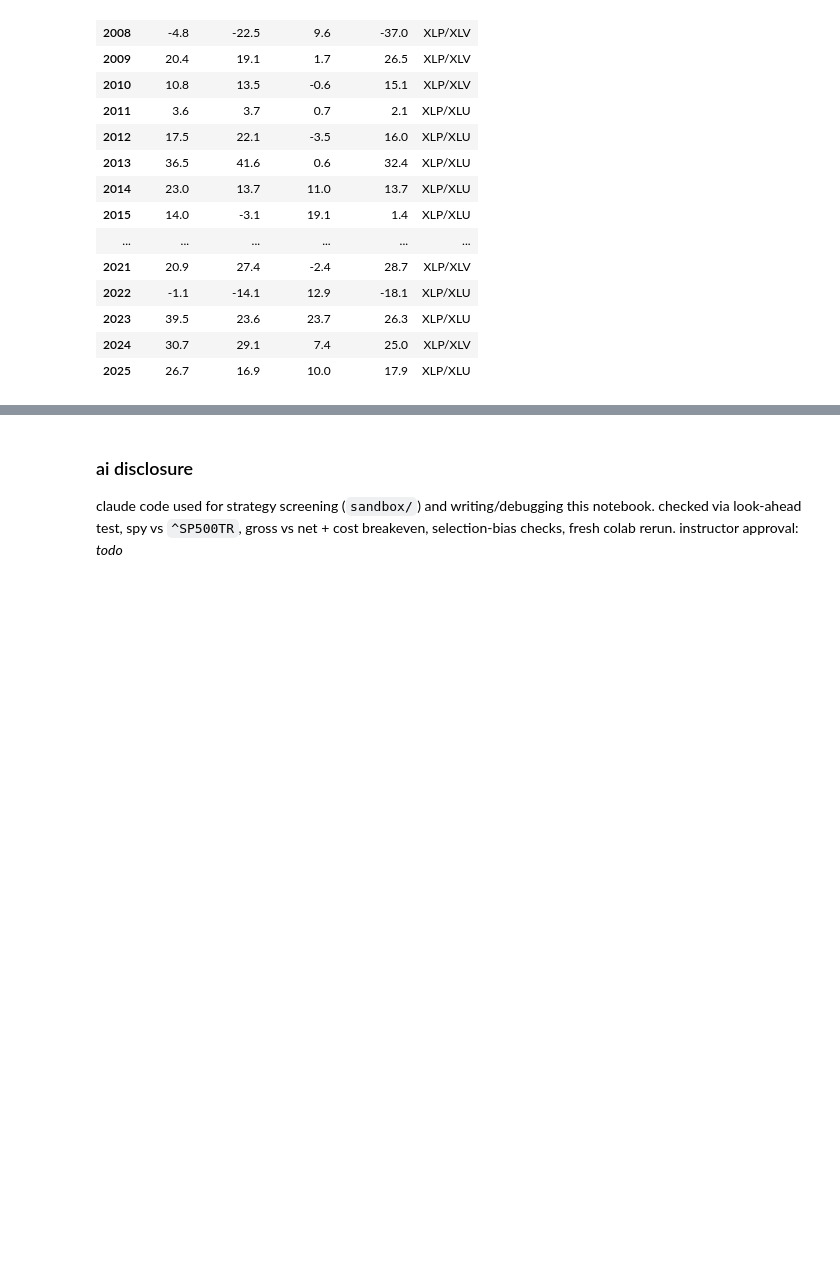
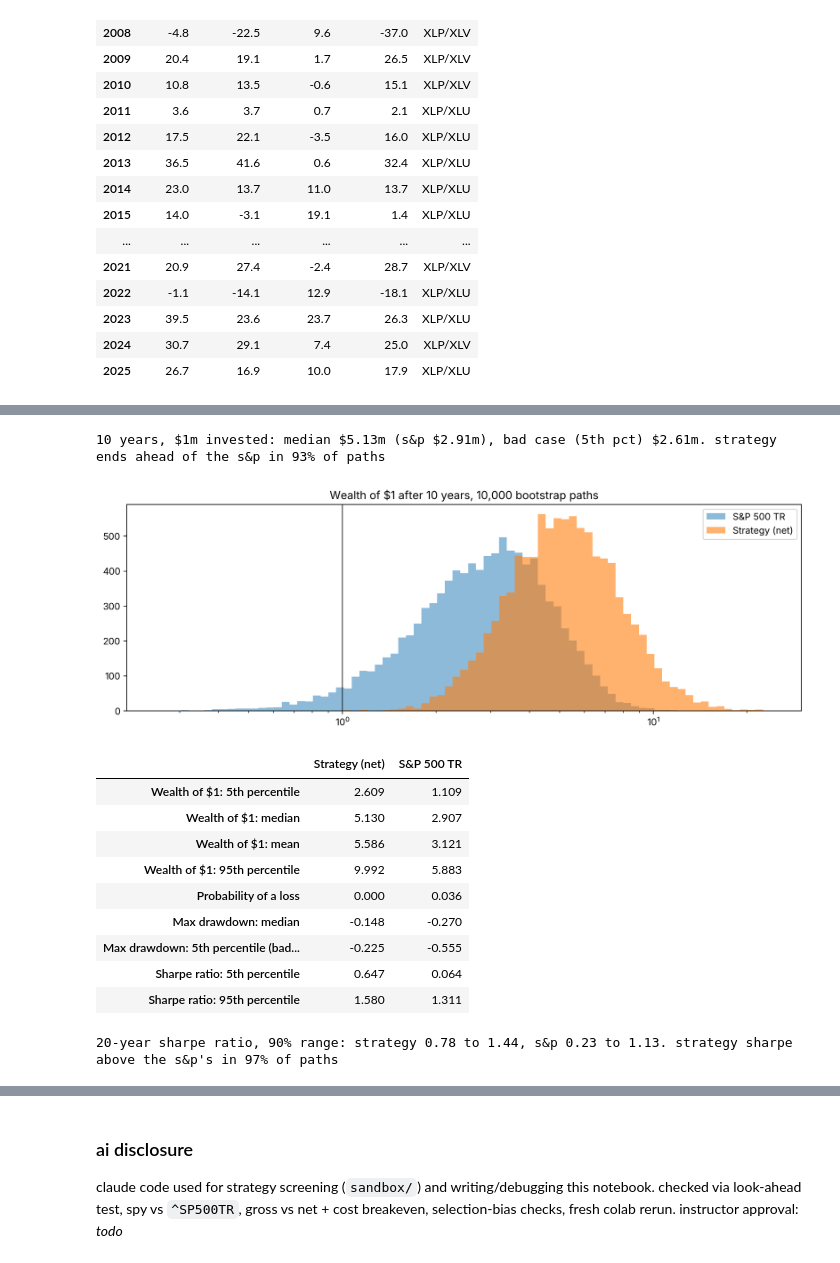
Before and after one commit to Ben10Nova/FinancialModellingGroupN, a Jupyter notebook: vol-control_pair_v1.ipynb, the cells around one changed output, grey strips where cells are left out. Saved outputs shown, nothing was run; the diff lists cells and outputs as text; code cells hidden in the pictures; blank space fills up the shorter version.

```diff
--- a/vol-control_pair_v1.ipynb
+++ b/vol-control_pair_v1.ipynb
@@ -522,3 +612,53 @@ years strategy beat benchmark: 16 of 20
+# %%
+def monte_carlo(r_m, months=120, paths=10_000, block=12, seed=42):
+    X = np.column_stack([r_m, bench_m.loc[r_m.index], rf_m.loc[r_m.index]])
+    starts = np.random.default_rng(seed).integers(0, len(X) - block + 1, size=(paths, months // block))
+    sim = X[(starts[..., None] + np.arange(block)).reshape(paths, -1)]          # paths x months x (strategy, s&p, rf)
+    W = np.cumprod(1 + sim[..., :2], axis=1)
+    dd = (W / np.maximum.accumulate(W, axis=1) - 1).min(axis=1)
+    ex = sim[..., :2] - sim[..., 2:]
+    sharpe = ex.mean(axis=1) / ex.std(axis=1, ddof=1) * np.sqrt(12)
+    end = W[:, -1]
+    pct = lambda a, k: np.percentile(a, k, axis=0)
+    table = pd.DataFrame({
+        'Wealth of $1: 5th percentile': pct(end, 5), 'Wealth of $1: median': pct(end, 50),
+        'Wealth of $1: mean': end.mean(axis=0), 'Wealth of $1: 95th percentile': pct(end, 95),
+        'Probability of a loss': (end < 1).mean(axis=0),
+        'Max drawdown: median': pct(dd, 50), 'Max drawdown: 5th percentile (bad case)': pct(dd, 5),
+        'Sharpe ratio: 5th percentile': pct(sharpe, 5), 'Sharpe ratio: 95th percentile': pct(sharpe, 95),
+    }, index=['Strategy (net)', 'S&P 500 TR']).T
+    head = dict(beats_sp=(end[:, 0] > end[:, 1]).mean(), sharpe_above=(sharpe[:, 0] > sharpe[:, 1]).mean())
+    return table, head, end
+
+mc, mc_head, mc_end = monte_carlo(strat_m)
+print(f"10 years, $1m invested: median ${mc.loc['Wealth of $1: median', 'Strategy (net)']:.2f}m "
+      f"(s&p ${mc.loc['Wealth of $1: median', 'S&P 500 TR']:.2f}m), bad case (5th pct) ${mc.loc['Wealth of $1: 5th percentile', 'Strategy (net)']:.2f}m. "
+      f"strategy ends ahead of the s&p in {mc_head['beats_sp']:.0%} of paths")
+fig, ax = plt.subplots(figsize=(13, 4))
+bins = np.logspace(np.log10(mc_end.min()), np.log10(mc_end.max()), 80)
+ax.hist(mc_end[:, 1], bins=bins, alpha=.5, label='S&P 500 TR'); ax.hist(mc_end[:, 0], bins=bins, alpha=.6, label='Strategy (net)')
+ax.set_xscale('log'); ax.axvline(1, c='k', lw=.8); ax.set_title('Wealth of $1 after 10 years, 10,000 bootstrap paths'); ax.legend(); plt.show()
+mc.round(3)
+# %% [output]
+10 years, $1m invested: median $5.13m (s&p $2.91m), bad case (5th pct) $2.61m. strategy ends ahead of the s&p in 93% of paths
+[figure, added]
+|  | Strategy (net) | S&P 500 TR |
+| Wealth of $1: 5th percentile | 2.609 | 1.109 |
+| Wealth of $1: median | 5.130 | 2.907 |
+| Wealth of $1: mean | 5.586 | 3.121 |
+| Wealth of $1: 95th percentile | 9.992 | 5.883 |
+| Probability of a loss | 0.000 | 0.036 |
+| Max drawdown: median | -0.148 | -0.270 |
+| Max drawdown: 5th percentile (bad... | -0.225 | -0.555 |
+| Sharpe ratio: 5th percentile | 0.647 | 0.064 |
+| Sharpe ratio: 95th percentile | 1.580 | 1.311 |
+# %%
+mc20, mc20_head, _ = monte_carlo(strat_m, months=240, paths=5_000, seed=7)
+print(f"20-year sharpe ratio, 90% range: strategy {mc20.loc['Sharpe ratio: 5th percentile', 'Strategy (net)']:.2f} to "
+      f"{mc20.loc['Sharpe ratio: 95th percentile', 'Strategy (net)']:.2f}, s&p {mc20.loc['Sharpe ratio: 5th percentile', 'S&P 500 TR']:.2f} to "
+      f"{mc20.loc['Sharpe ratio: 95th percentile', 'S&P 500 TR']:.2f}. strategy sharpe above the s&p's in {mc20_head['sharpe_above']:.0%} of paths")
+# %% [output]
+20-year sharpe ratio, 90% range: strategy 0.78 to 1.44, s&p 0.23 to 1.13. strategy sharpe above the s&p's in 97% of paths
 # %% [markdown]
 ### risks
 - selection bias: rule came after seeing xlu/xlp. holds for 1/3/5y betas, fails for a one-off 1999–2005 pick and for the average fixed pair → read pair alpha as optimistic. params are defaults, not tuned
```
Also changed, not shown: parts of 11 cells of this notebook.
